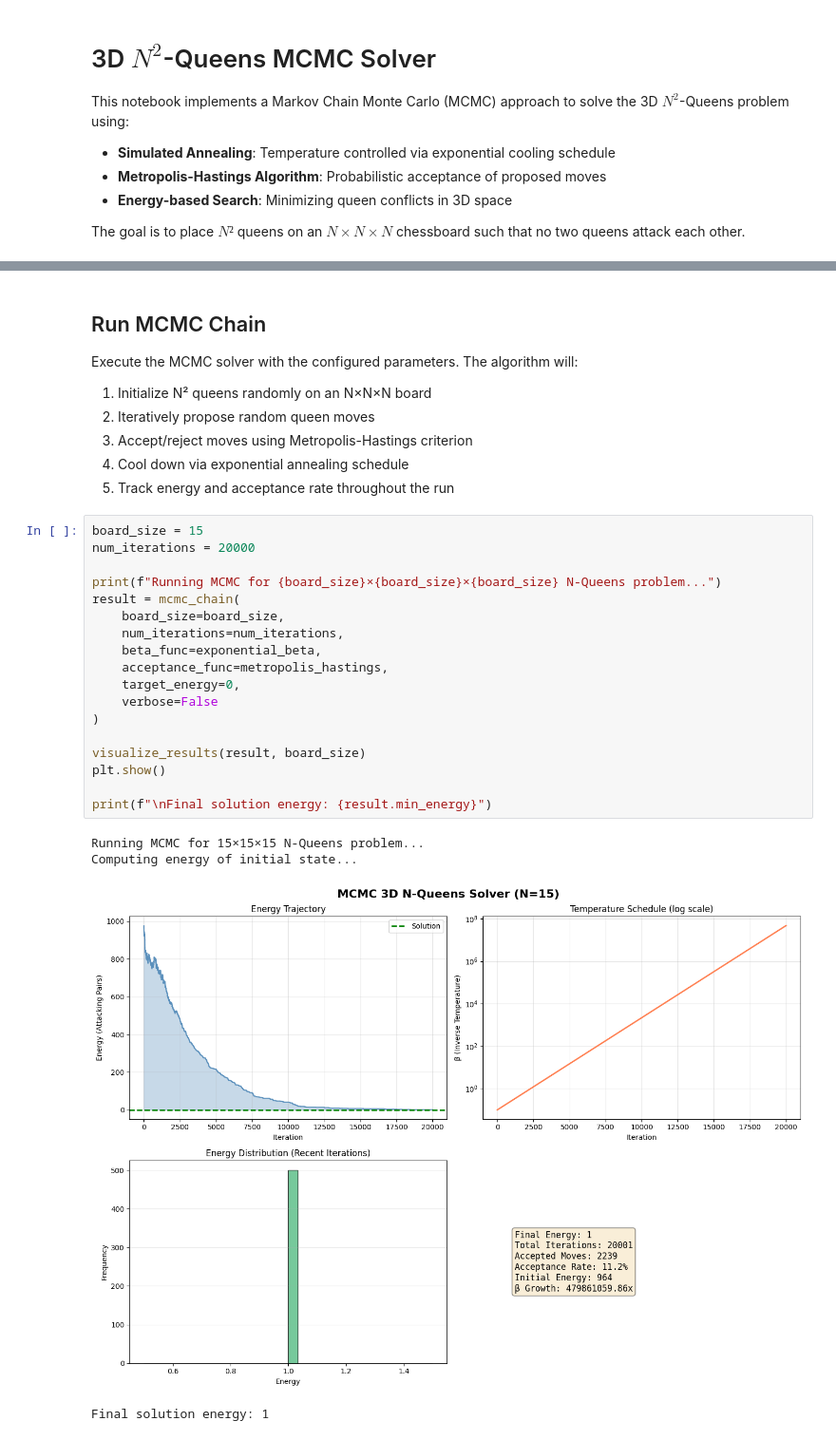
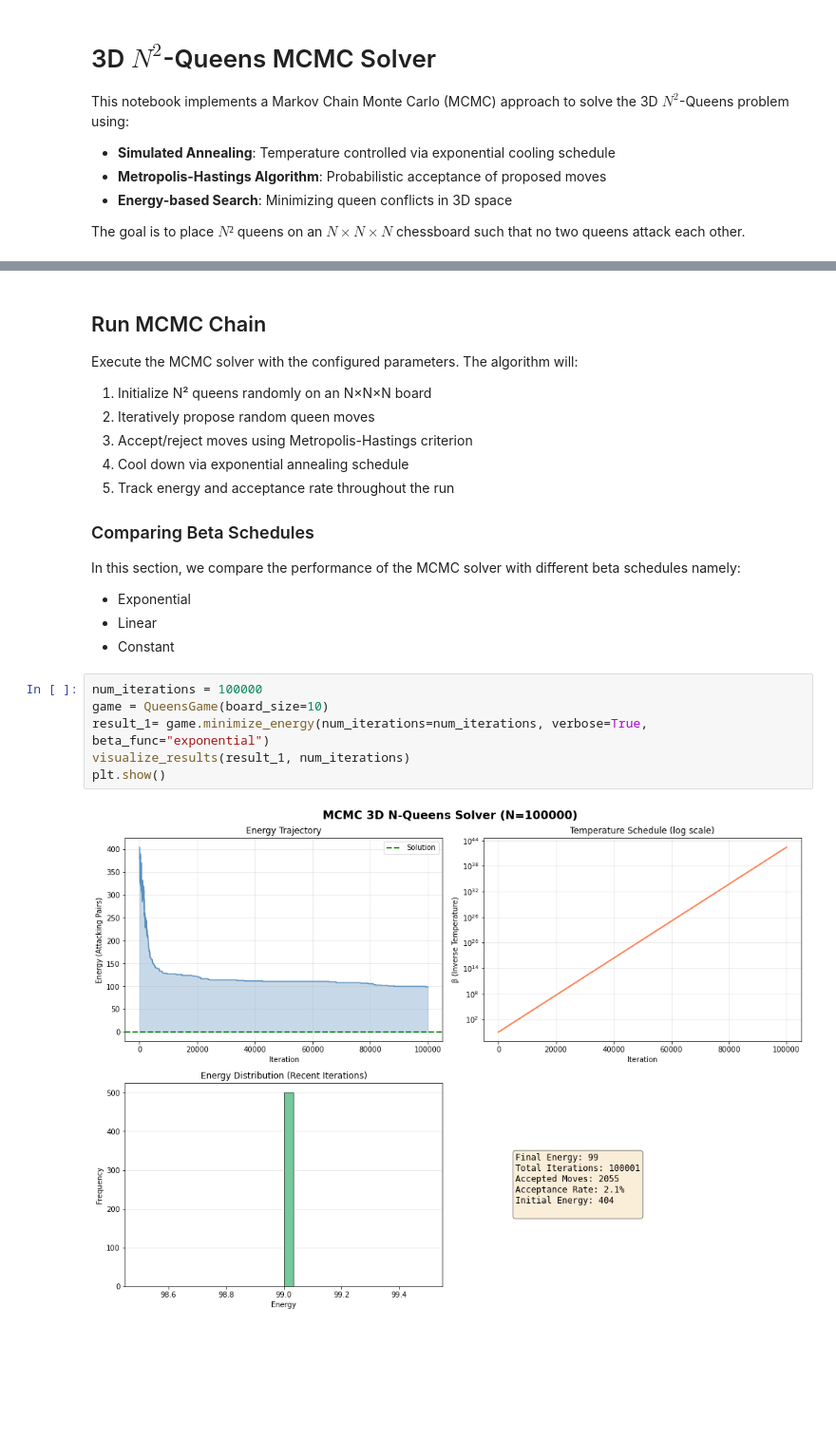
Before and after one commit to Mehdi-Zogh/mc-queens-problem, a Jupyter notebook: src/experiments.ipynb, the cells around one changed output, grey strips where cells are left out. Shown at 95% size. Saved outputs shown, nothing was run; the diff lists cells and outputs as text; blank space fills up the shorter version.

Commit message:
feat: code refactor and no two queens in same cell

```diff
--- a/src/experiments.ipynb
+++ b/src/experiments.ipynb
@@ -30,26 +26,18 @@ Execute the MCMC solver with the configured parameters. The algorithm will:
 3. Accept/reject moves using Metropolis-Hastings criterion
 4. Cool down via exponential annealing schedule
 5. Track energy and acceptance rate throughout the run
+
+### Comparing Beta Schedules
+
+In this section, we compare the performance of the MCMC solver with different beta schedules namely:
+- Exponential
+- Linear
+- Constant
-# %%
-board_size = 15
-num_iterations = 20000
-
-print(f"Running MCMC for {board_size}×{board_size}×{board_size} N-Queens problem...")
-result = mcmc_chain(
-    board_size=board_size,
-    num_iterations=num_iterations,
-    beta_func=exponential_beta,
-    acceptance_func=metropolis_hastings,
-    target_energy=0,
-    verbose=False
-)
-
-visualize_results(result, board_size)
-plt.show()
-
-print(f"\nFinal solution energy: {result.min_energy}")
-# %% [output]
-Running MCMC for 15×15×15 N-Queens problem...
-Computing energy of initial state...
-[figure, removed]
-Final solution energy: 1
+# %%
+num_iterations = 100000
+game = QueensGame(board_size=10)
+result_1= game.minimize_energy(num_iterations=num_iterations, verbose=True, beta_func="exponential")
+visualize_results(result_1, num_iterations)
+plt.show()
+# %% [output]
+[figure, added]
```
Also changed, not shown: parts of 1 cell of this notebook, 7 other files.
